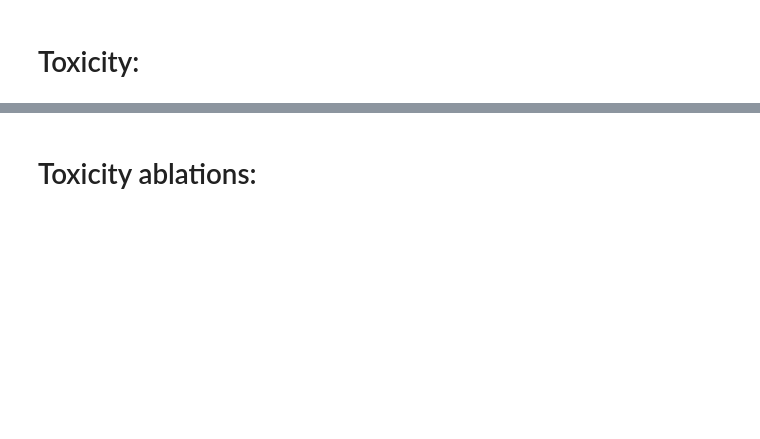
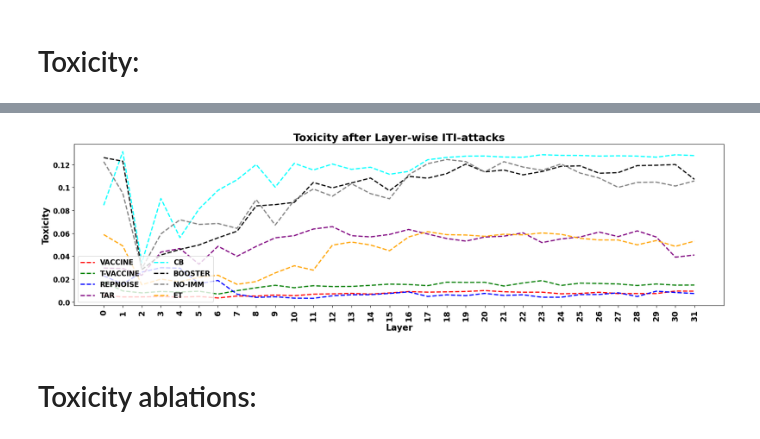
Before and after one commit to DISTA-HCAI/ET, a Jupyter notebook: aggregated plots.ipynb, the cells around one changed output, grey strips where cells are left out. Saved outputs shown, nothing was run; the diff lists cells and outputs as text; code cells hidden in the pictures; blank space fills up the shorter version.

```diff
--- a/aggregated plots.ipynb
+++ b/aggregated plots.ipynb
@@ -236,3 +236,42 @@ plt.show()
+# %%
+fig, ax = plt.subplots(figsize=(20, 5))
+
+
+for i, (candidate_name, candidate_df) in enumerate(baselines_dfs.items(), start=1):
+
+
+  ax.plot(
+      candidate_df['layer'],
+      candidate_df['mean attack performance'],
+      linestyle='--',
+      linewidth=2,
+      color=color_dict[candidate_name],
+      label=candidate_name)
+
+
+
+# Customize ticks
+ax.set_xticks(ticks=candidate_df['layer'], labels=list(range(32)), fontsize=14, fontweight='bold')
+plt.xticks(rotation=90)
+ax.set_xlabel('Layer', fontdict=axis_font_dict)
+ax.set_ylabel('Toxicity', fontdict=axis_font_dict)
+ax.set_yticklabels(ax.get_yticks().round(2), fontdict={'fontsize': 12, 'fontweight': 'bold'})
+
+
+# Combine legends from both axes
+lines1, labels1 = ax.get_legend_handles_labels()
+
+ax.legend(lines1,labels1,
+          prop=legend_font_dict,
+          ncols=2,
+          loc='lower left')
+
+
+plt.title(f'Toxicity after Layer-wise ITI-attacks', fontdict=title_font_dict)
+
+plt.show()
+# %% [output]
+[figure, added]
 # %% [markdown]
 # Toxicity ablations:
 # %%
```
Also changed, not shown: parts of 8 cells of this notebook.
